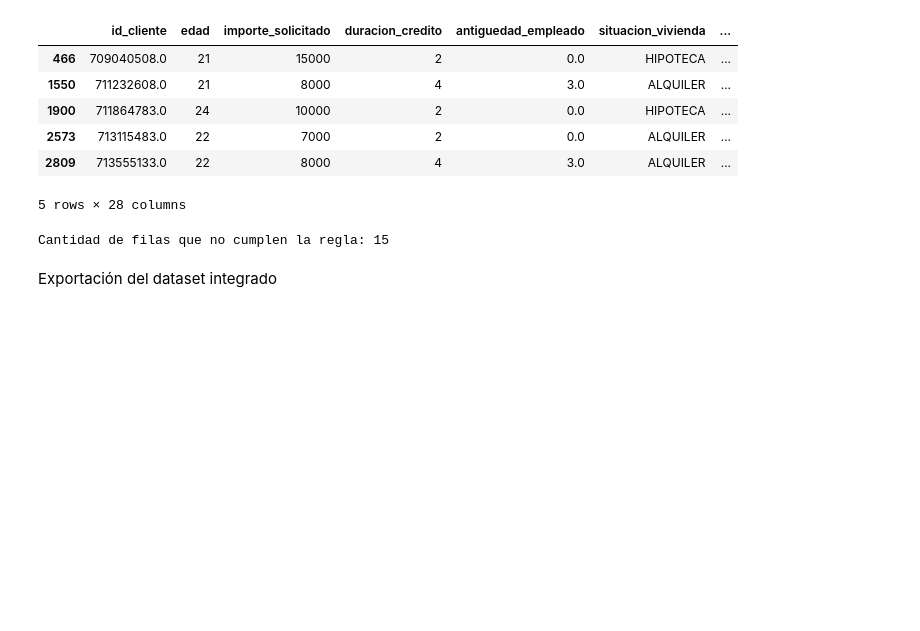
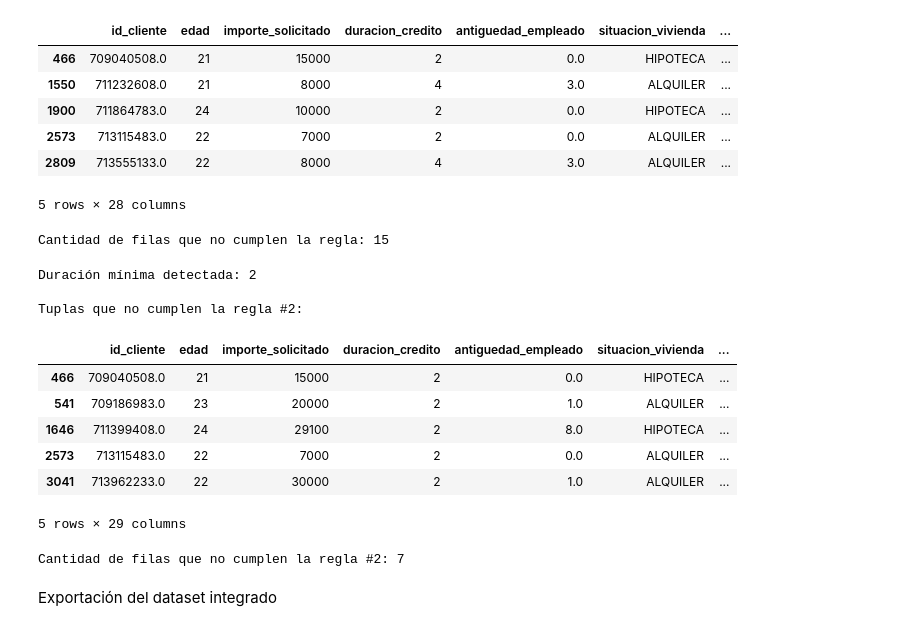
Before and after one commit to MeliHurtado/13MBID-OCT2024-25, a Jupyter notebook: notebooks/Exploración datos/CD03-Verificacion-calidad(1).ipynb, the cells around one changed output. Drawn from its saved outputs; the diff is of its cells as text; code cells hidden in the pictures; blank space fills up the shorter version.

```diff
--- a/notebooks/Exploración datos/CD03-Verificacion-calidad(1).ipynb
+++ b/notebooks/Exploración datos/CD03-Verificacion-calidad(1).ipynb
@@ -794,6 +794,50 @@ Se visualizan las tuplas que no cumplen con la regla:
 | 2809 | 713555133.0 | 22 | 8000 | 4 | 3.0 | ALQUILER | ... |
 5 rows × 28 columns
 Cantidad de filas que no cumplen la regla: 15
+# %%
+## REGLA #2
+
+# Paso 1: Obtener la duración mínima permitida en el dataset
+duracion_minima = df_integrado["duracion_credito"].min()
+print(f"Duración mínima detectada: {duracion_minima}")
+
+# Paso 2: Definir la función que evalúa la regla
+def regla_duracion_pct_ingresos(row):
+    duracion = row.duracion_credito
+    pct_ingreso = row.pct_ingreso
+    vivienda = row.situacion_vivienda
+
+    # Aplica regla solo para duración mínima
+    if duracion == duracion_minima:
+        if pct_ingreso > 0.6 and vivienda != "PROPIA":
+            return "err"
+    return "ok"
+
+# Paso 3: Aplicar la función a cada fila
+regla_duracion_pct = df_integrado.apply(lambda row: regla_duracion_pct_ingresos(row), axis=1).rename("regla_duracion_pct")
+
+# Paso 4: Concatenar resultados al dataframe original
+df_resultado = pd.concat([df_resultado, regla_duracion_pct], axis=1)
+
+# Paso 5: Mostrar errores encontrados
+print("\nTuplas que no cumplen la regla #2:\n")
+display(df_resultado[df_resultado.regla_duracion_pct == 'err'].head())
+
+# Paso 6: Contar errores
+num_errores = df_resultado[df_resultado.regla_duracion_pct == 'err'].shape[0]
+print(f"Cantidad de filas que no cumplen la regla #2: {num_errores}")
+# %% [output]
+Duración mínima detectada: 2
+
+Tuplas que no cumplen la regla #2:
+|  | id_cliente | edad | importe_solicitado | duracion_credito | antiguedad_empleado | situacion_vivienda | ... |
+| 466 | 709040508.0 | 21 | 15000 | 2 | 0.0 | HIPOTECA | ... |
+| 541 | 709186983.0 | 23 | 20000 | 2 | 1.0 | ALQUILER | ... |
+| 1646 | 711399408.0 | 24 | 29100 | 2 | 8.0 | HIPOTECA | ... |
+| 2573 | 713115483.0 | 22 | 7000 | 2 | 0.0 | ALQUILER | ... |
+| 3041 | 713962233.0 | 22 | 30000 | 2 | 1.0 | ALQUILER | ... |
+5 rows × 29 columns
+Cantidad de filas que no cumplen la regla #2: 7
 # %% [markdown]
 Exportación del dataset integrado
 # %%
```
Also changed, not shown: parts of 2 cells of this notebook.
